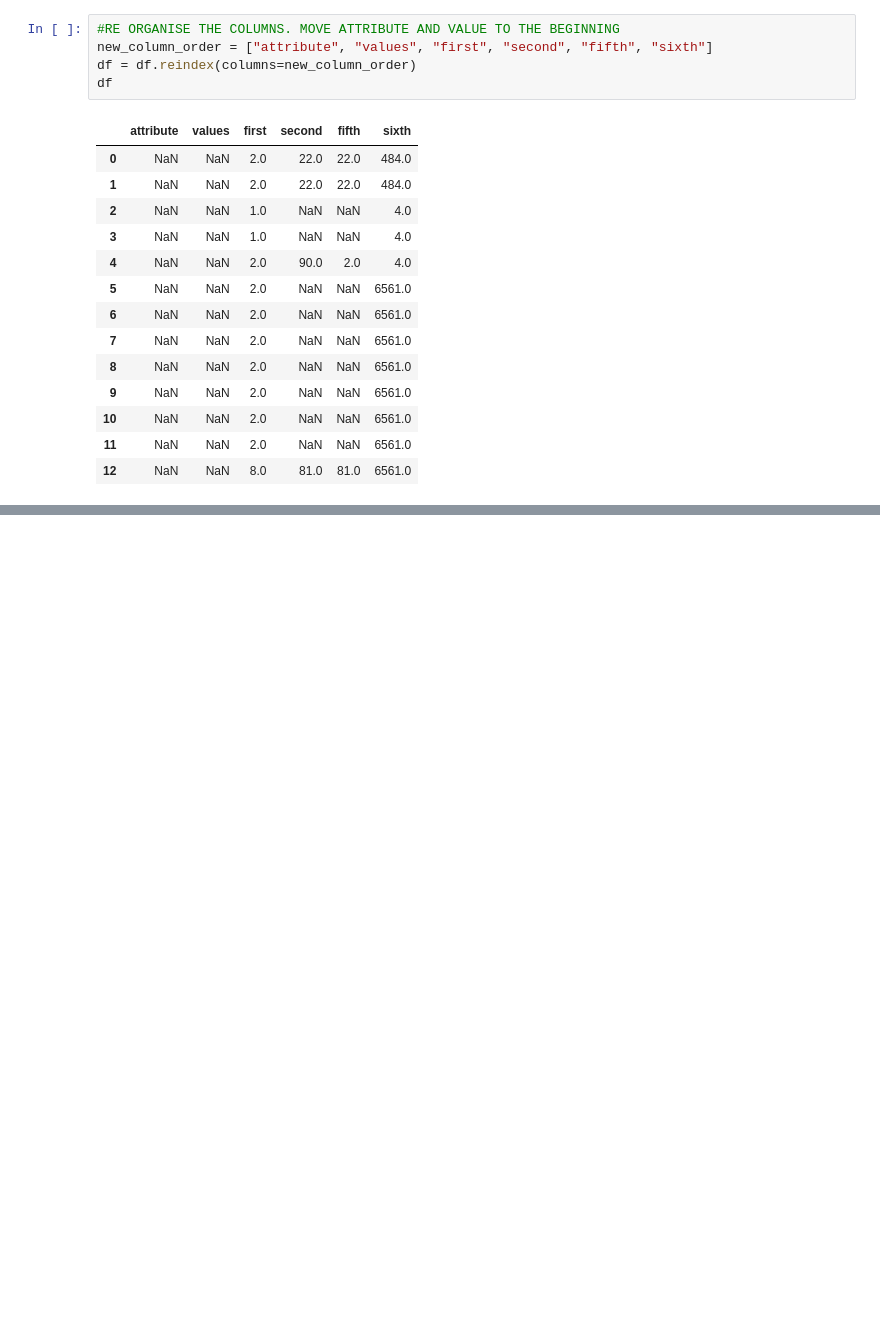
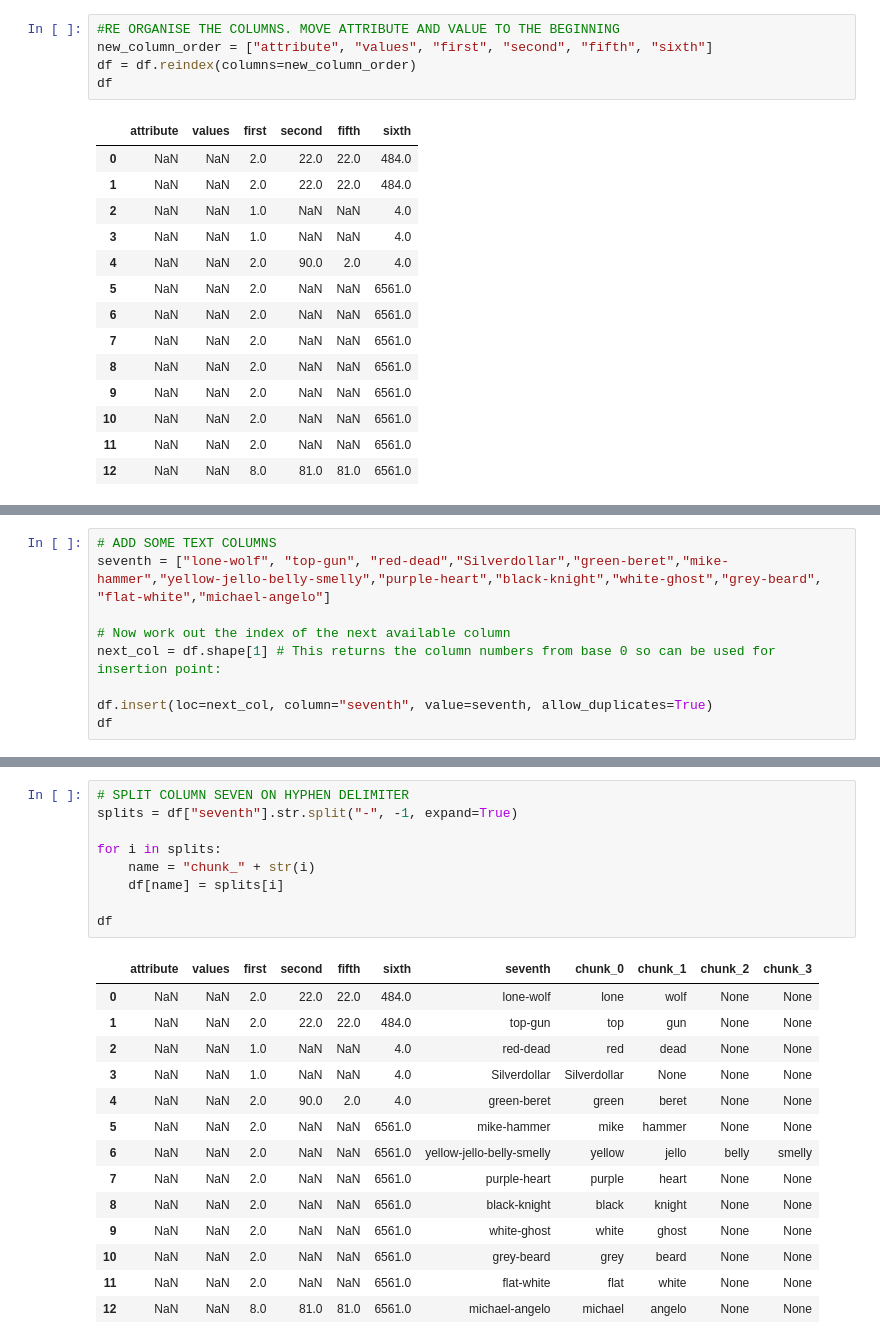
Before and after one commit to kryten68/pandas-cookbook, a Jupyter notebook: refs.ipynb, the cells around one changed output, grey strips where cells are left out. Cells and saved outputs as stored; diff of their text form; blank space fills up the shorter version.

```diff
--- a/refs.ipynb
+++ b/refs.ipynb
@@ -215,0 +224,9 @@ df
+# %%
+# ADD SOME TEXT COLUMNS
+seventh = ["lone-wolf", "top-gun", "red-dead","Silverdollar","green-beret","mike-hammer","yellow-jello-belly-smelly","purple-heart","black-knight","white-ghost","grey-beard", "flat-white","michael-angelo"]
+
+# Now work out the index of the next available column
+next_col = df.shape[1] # This returns the column numbers from base 0 so can be used for insertion point:
+
+df.insert(loc=next_col, column="seventh", value=seventh, allow_duplicates=True)
+df
@@ -215,0 +248,24 @@ df
+# %%
+# SPLIT COLUMN SEVEN ON HYPHEN DELIMITER
+splits = df["seventh"].str.split("-", -1, expand=True)
+
+for i in splits:
+    name = "chunk_" + str(i)
+    df[name] = splits[i]
+
+df
+# %% [output]
+|  | attribute | values | first | second | fifth | sixth | seventh | chunk_0 | chunk_1 | chunk_2 | chunk_3 |
+| 0 | NaN | NaN | 2.0 | 22.0 | 22.0 | 484.0 | lone-wolf | lone | wolf | None | None |
+| 1 | NaN | NaN | 2.0 | 22.0 | 22.0 | 484.0 | top-gun | top | gun | None | None |
+| 2 | NaN | NaN | 1.0 | NaN | NaN | 4.0 | red-dead | red | dead | None | None |
+| 3 | NaN | NaN | 1.0 | NaN | NaN | 4.0 | Silverdollar | Silverdollar | None | None | None |
+| 4 | NaN | NaN | 2.0 | 90.0 | 2.0 | 4.0 | green-beret | green | beret | None | None |
+| 5 | NaN | NaN | 2.0 | NaN | NaN | 6561.0 | mike-hammer | mike | hammer | None | None |
+| 6 | NaN | NaN | 2.0 | NaN | NaN | 6561.0 | yellow-jello-belly-smelly | yellow | jello | belly | smelly |
+| 7 | NaN | NaN | 2.0 | NaN | NaN | 6561.0 | purple-heart | purple | heart | None | None |
+| 8 | NaN | NaN | 2.0 | NaN | NaN | 6561.0 | black-knight | black | knight | None | None |
+| 9 | NaN | NaN | 2.0 | NaN | NaN | 6561.0 | white-ghost | white | ghost | None | None |
+| 10 | NaN | NaN | 2.0 | NaN | NaN | 6561.0 | grey-beard | grey | beard | None | None |
+| 11 | NaN | NaN | 2.0 | NaN | NaN | 6561.0 | flat-white | flat | white | None | None |
+| 12 | NaN | NaN | 8.0 | 81.0 | 81.0 | 6561.0 | michael-angelo | michael | angelo | None | None |
```
Also changed, not shown: parts of 4 cells of this notebook.
